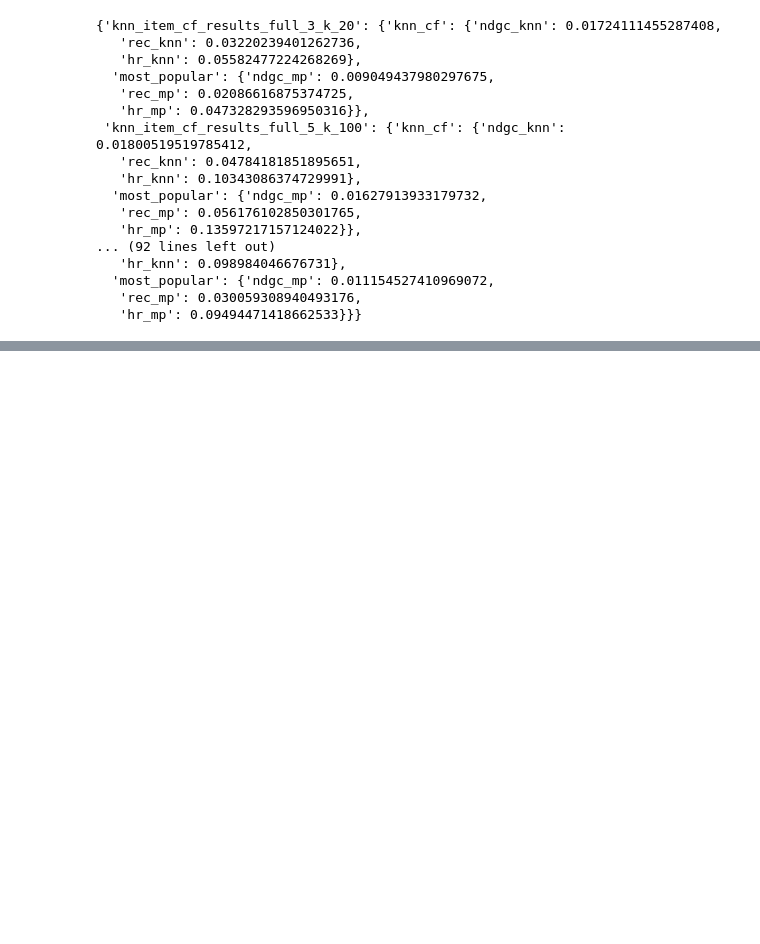
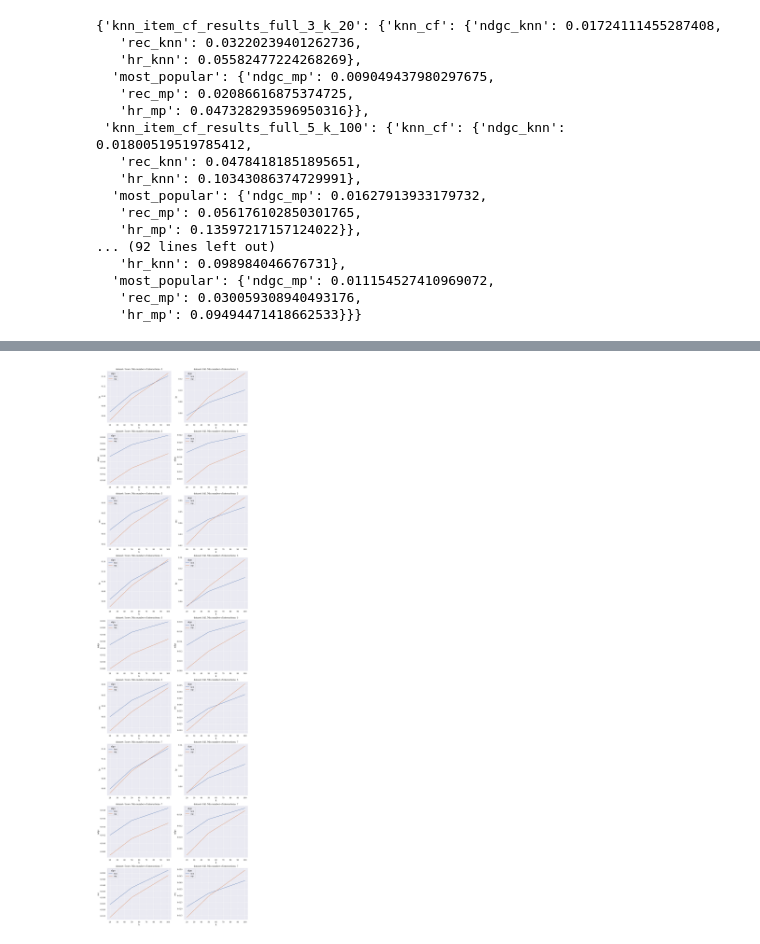
Before and after one commit to jrzaurin/ml-pipeline-recommendation-system, a Jupyter notebook: notebooks/n04_results_summary.ipynb, the cells around one changed output, grey strips where cells are left out. Cells and saved outputs as stored; diff of their text form; code cells hidden in the pictures; blank space fills up the shorter version.

```diff
--- a/notebooks/n04_results_summary.ipynb
+++ b/notebooks/n04_results_summary.ipynb
@@ -66,0 +82,8 @@ results_3nn
+# %%
+experiments = sorted(list(zip(["5core", "full"]*9, ["ndgc", "hr", "rec"]*6)))
+# %%
+experiments = list(zip([3, 5, 7] * 6, experiments))
+# %%
+experiments = [[exp[0], exp[1][0], exp[1][1]] for exp in experiments]
+# %%
+experiments = sorted(experiments, key = lambda x: (x[0], x[2]))
@@ -66,0 +111,13 @@ results_3nn
+# %%
+plt.figure(figsize=(15, 60))
+for i, exp in enumerate(experiments):
+    ni = exp[0]
+    dt = exp[1]
+    mt = exp[2]
+    tdf = res_df[(res_df.dataset==dt) & (res_df.metric == mt) & (res_df.ni == ni)]
+    plt.subplot(9, 2, i+1)
+    sns.lineplot(x=tdf.k, y=tdf.value, hue=tdf.algo)
+    plt.ylabel(mt)
+    plt.title("dataset: {}. Min number of interactions: {}".format(dt, ni))
+# %% [output]
+[figure, added]
```
Also changed, not shown: parts of 8 cells of this notebook.
